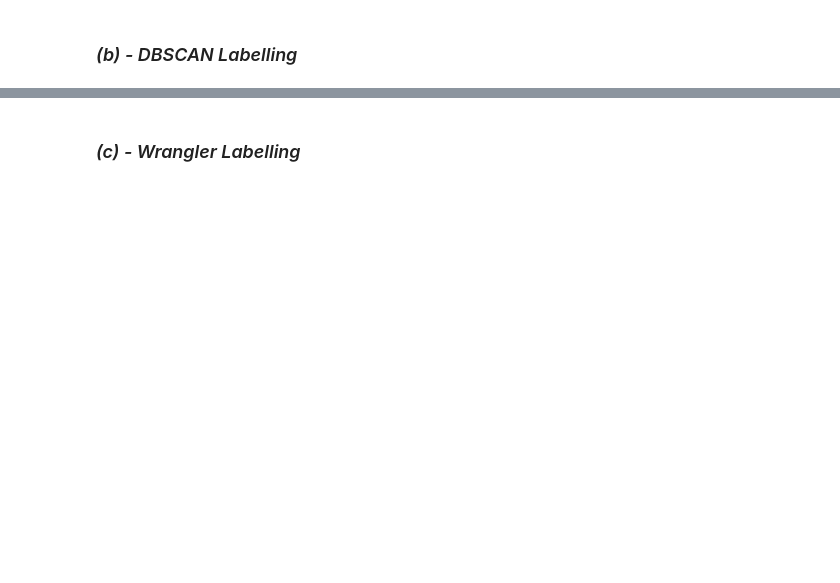
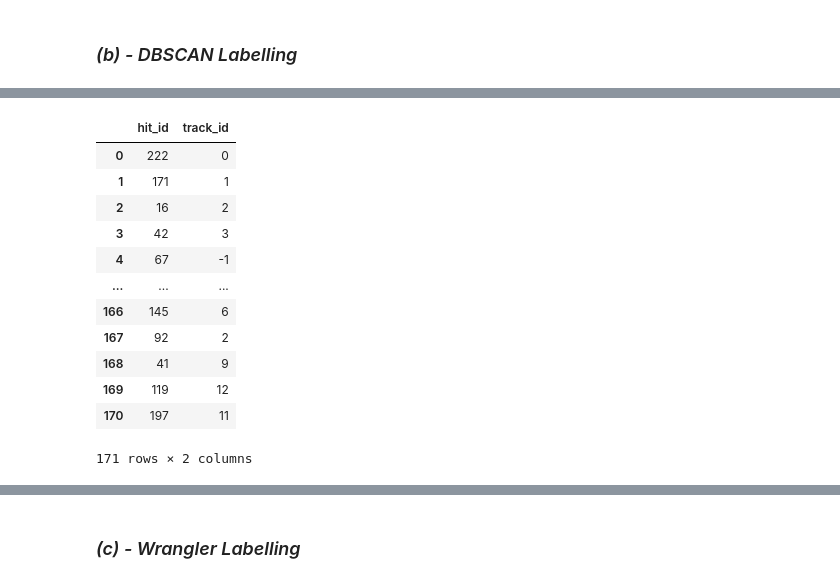
Before and after one commit to ai4fair/ctstrkx, a Jupyter notebook: stt3_seg.ipynb, the cells around one changed output, grey strips where cells are left out. Saved outputs shown, nothing was run; the diff lists cells and outputs as text; code cells hidden in the pictures; blank space fills up the shorter version.

```diff
--- a/stt3_seg.ipynb
+++ b/stt3_seg.ipynb
@@ -172,0 +282,9 @@ from LightningModules.Segmenting import label_graph_dbscan
+# %%
+# make it symmetric
+e_csr_bi = sp.coo_matrix(
+    (np.hstack([e_csr.tocoo().data, e_csr.tocoo().data]),
+     np.hstack([np.vstack([e_csr.tocoo().row, e_csr.tocoo().col]),
+                np.vstack([e_csr.tocoo().col, e_csr.tocoo().row])]
+               )
+     )
+)
@@ -172,0 +296,5 @@ from LightningModules.Segmenting import label_graph_dbscan
+# %%
+# DBSCAN get track candidates
+clustering = DBSCAN(
+    eps=epsilon, metric='precomputed',
+    min_samples=min_samples).fit_predict(e_csr_bi)
@@ -172,0 +315,4 @@ from LightningModules.Segmenting import label_graph_dbscan
+# %%
+track_labels = np.vstack(
+            [np.unique(e_csr_bi.tocoo().row),
+             clustering[np.unique(e_csr_bi.tocoo().row)]])
@@ -172,0 +395,25 @@ from LightningModules.Segmenting import label_graph_dbscan
+# %%
+track_labels = pd.DataFrame(track_labels.T)
+track_labels.columns = ["hit_id", "track_id"]
+
+new_hit_id = np.apply_along_axis(
+    lambda x: hit_id[x], 0, track_labels.hit_id.values)
+
+predicted_tracks = pd.DataFrame.from_dict(
+    {"hit_id": new_hit_id, "track_id": track_labels.track_id})
+# %%
+predicted_tracks
+# %% [output]
+|  | hit_id | track_id |
+| 0 | 222 | 0 |
+| 1 | 171 | 1 |
+| 2 | 16 | 2 |
+| 3 | 42 | 3 |
+| 4 | 67 | -1 |
+| ... | ... | ... |
+| 166 | 145 | 6 |
+| 167 | 92 | 2 |
+| 168 | 41 | 9 |
+| 169 | 119 | 12 |
+| 170 | 197 | 11 |
+171 rows × 2 columns
```
Also changed, not shown: parts of 60 cells of this notebook.
